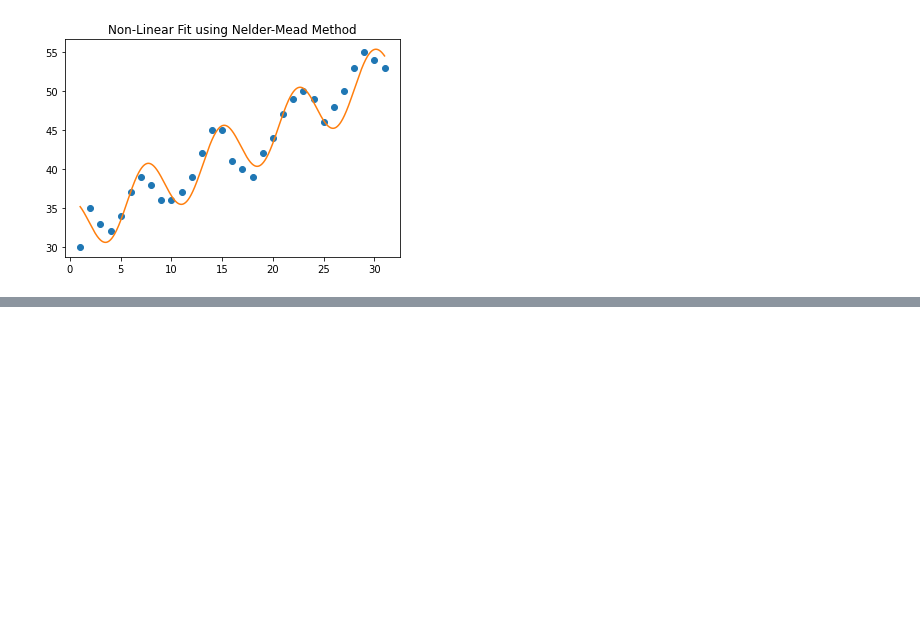
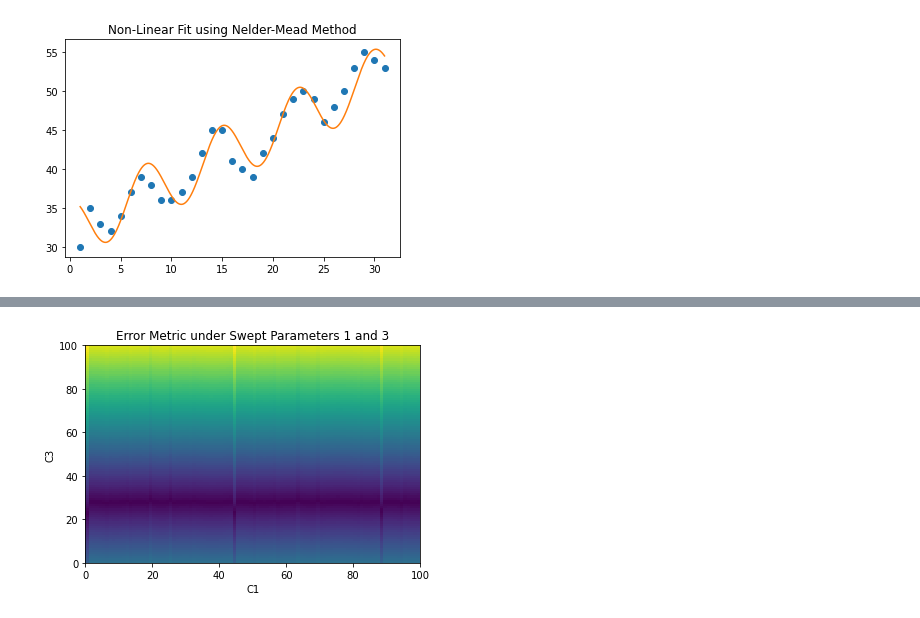
Before and after one commit to ewan-lister/EE-399, a Jupyter notebook: Homework/HW1/HW1_Report.ipynb, the cells around one changed output, grey strips where cells are left out. Saved outputs shown, nothing was run; the diff lists cells and outputs as text; code cells hidden in the pictures; blank space fills up the shorter version.

```diff
--- a/Homework/HW1/HW1_Report.ipynb
+++ b/Homework/HW1/HW1_Report.ipynb
@@ -136,0 +167,35 @@ Not so bad right? These techniques really can be used to produce good fits, but
+# %%
+# accepts a 2d array of floats
+# plots array as a color map
+def plot_color(e1_array, par):
+    label = 'Error Metric under Swept Parameters ' + str(par[0]) + ' and ' + str(par[1])
+    plt.pcolormesh(e1_array)
+    plt.title(label)
+    plt.xlabel('C' + str(par[0]))
+    plt.ylabel('C' + str(par[1]))
+    plt.show()
+
+
+# accepts: model parameters c0 (list of floats)
+# list of idex of parameters to be swept (list of int)
+# inputs and outputs of data (lists of floats)
+# additionally accepts array_dim and array_granularity
+# for determining dimensions of returned array and fineness
+# of array
+# returns: an array containing the error of a model
+# as a function of swept parameters
+def sweep_parameters(c0, par, inputs, outputs, plot_dim, plot_granularity):
+    dim = plot_dim * plot_granularity
+    # first set up function which creates an array
+    error_array = np.zeros((dim, dim))
+
+    num_in = len(inputs)
+    # iterates through zero array and initializes with swept value of error
+    # function, where chosen parameters par[0] and par[1] are x and y respectively
+    with np.nditer(error_array, flags=['multi_index'], op_flags=['writeonly']) as it:
+        for space in it:
+            [x, y] = it.multi_index
+            c0[par[0]] = y / plot_granularity
+            c0[par[1]] = x / plot_granularity
+            space[...] = error(c0, inputs, outputs, num_in)
+    return error_array
@@ -136,0 +204,8 @@ Not so bad right? These techniques really can be used to produce good fits, but
+# %%
+# calculate error_array
+error_array = sweep_parameters(c0, par, X, Y, plot_dim, plot_granularity)
+
+# plot color map of error array
+plot_color(error_array, par)
+# %% [output]
+[figure, added]
```
Also changed, not shown: parts of 12 cells of this notebook.
